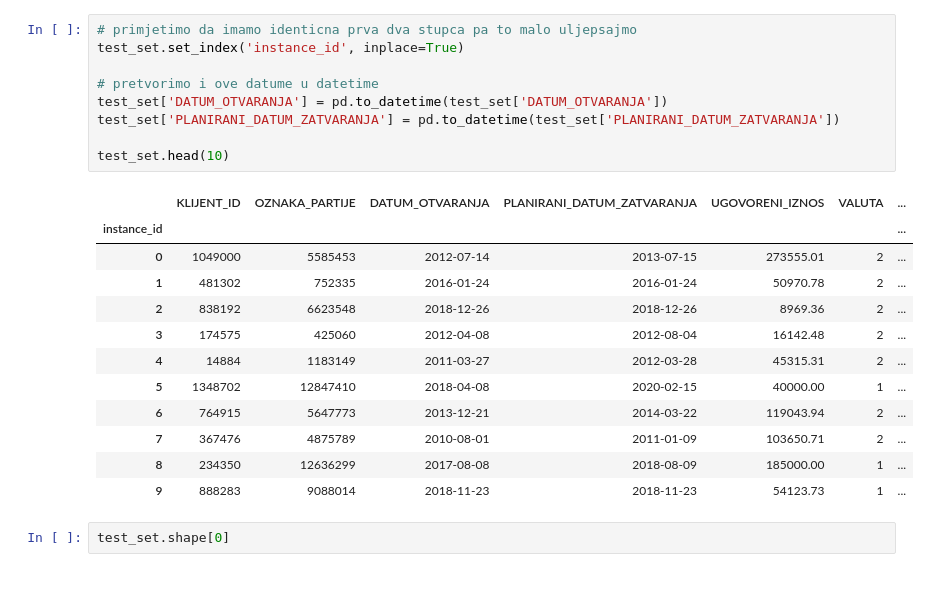
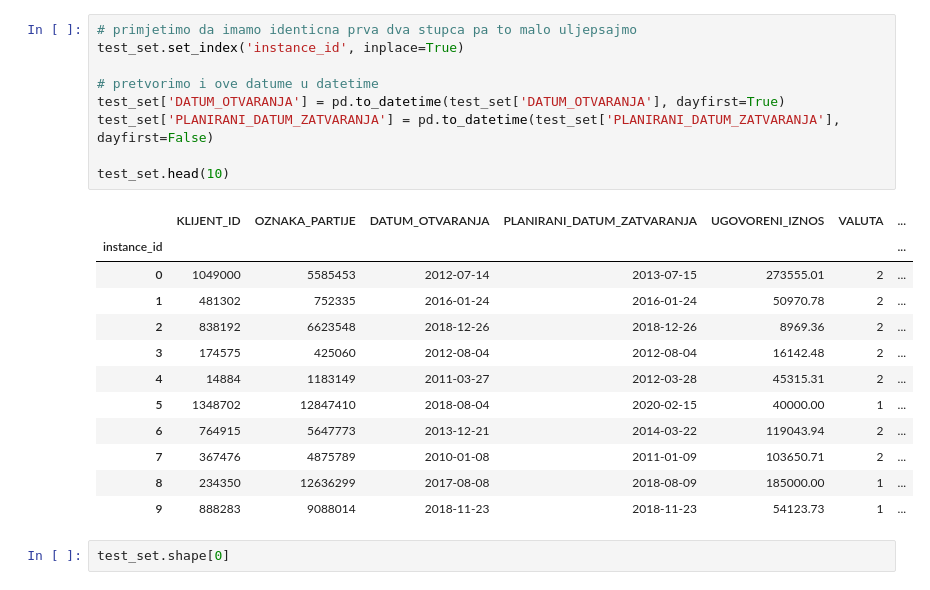
Before and after one commit to DavorPenzar/mozgalo, a Jupyter notebook: Analiza_test_skupa.ipynb, the cells around one changed output. Drawn from its saved outputs; the diff is of its cells as text.

```diff
--- a/Analiza_test_skupa.ipynb
+++ b/Analiza_test_skupa.ipynb
@@ -19,23 +39,23 @@ test_set.head(10)
 # %%
 # primjetimo da imamo identicna prva dva stupca pa to malo uljepsajmo
 test_set.set_index('instance_id', inplace=True)
 
 # pretvorimo i ove datume u datetime
-test_set['DATUM_OTVARANJA'] = pd.to_datetime(test_set['DATUM_OTVARANJA'])
-test_set['PLANIRANI_DATUM_ZATVARANJA'] = pd.to_datetime(test_set['PLANIRANI_DATUM_ZATVARANJA'])
+test_set['DATUM_OTVARANJA'] = pd.to_datetime(test_set['DATUM_OTVARANJA'], dayfirst=True)
+test_set['PLANIRANI_DATUM_ZATVARANJA'] = pd.to_datetime(test_set['PLANIRANI_DATUM_ZATVARANJA'], dayfirst=False)
 
 test_set.head(10)
 # %% [output]
 |  | KLIJENT_ID | OZNAKA_PARTIJE | DATUM_OTVARANJA | PLANIRANI_DATUM_ZATVARANJA | UGOVORENI_IZNOS | VALUTA | ... |
 | instance_id |  |  |  |  |  |  | ... |
 | 0 | 1049000 | 5585453 | 2012-07-14 | 2013-07-15 | 273555.01 | 2 | ... |
 | 1 | 481302 | 752335 | 2016-01-24 | 2016-01-24 | 50970.78 | 2 | ... |
 | 2 | 838192 | 6623548 | 2018-12-26 | 2018-12-26 | 8969.36 | 2 | ... |
-| 3 | 174575 | 425060 | 2012-04-08 | 2012-08-04 | 16142.48 | 2 | ... |
+| 3 | 174575 | 425060 | 2012-08-04 | 2012-08-04 | 16142.48 | 2 | ... |
 | 4 | 14884 | 1183149 | 2011-03-27 | 2012-03-28 | 45315.31 | 2 | ... |
-| 5 | 1348702 | 12847410 | 2018-04-08 | 2020-02-15 | 40000.00 | 1 | ... |
+| 5 | 1348702 | 12847410 | 2018-08-04 | 2020-02-15 | 40000.00 | 1 | ... |
 | 6 | 764915 | 5647773 | 2013-12-21 | 2014-03-22 | 119043.94 | 2 | ... |
-| 7 | 367476 | 4875789 | 2010-08-01 | 2011-01-09 | 103650.71 | 2 | ... |
+| 7 | 367476 | 4875789 | 2010-01-08 | 2011-01-09 | 103650.71 | 2 | ... |
 | 8 | 234350 | 12636299 | 2017-08-08 | 2018-08-09 | 185000.00 | 1 | ... |
 | 9 | 888283 | 9088014 | 2018-11-23 | 2018-11-23 | 54123.73 | 1 | ... |
 # %%
```
Also changed, not shown: parts of 29 cells of this notebook.
